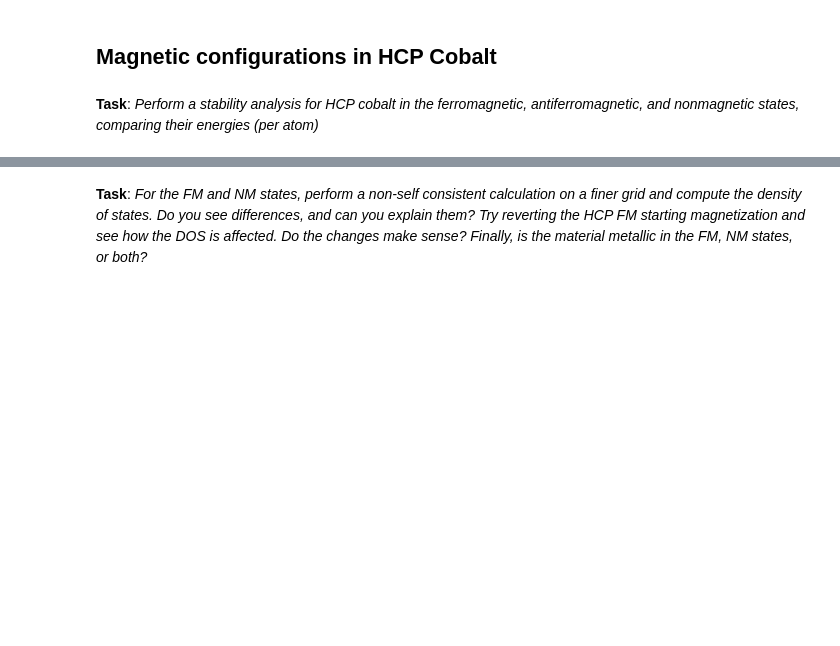
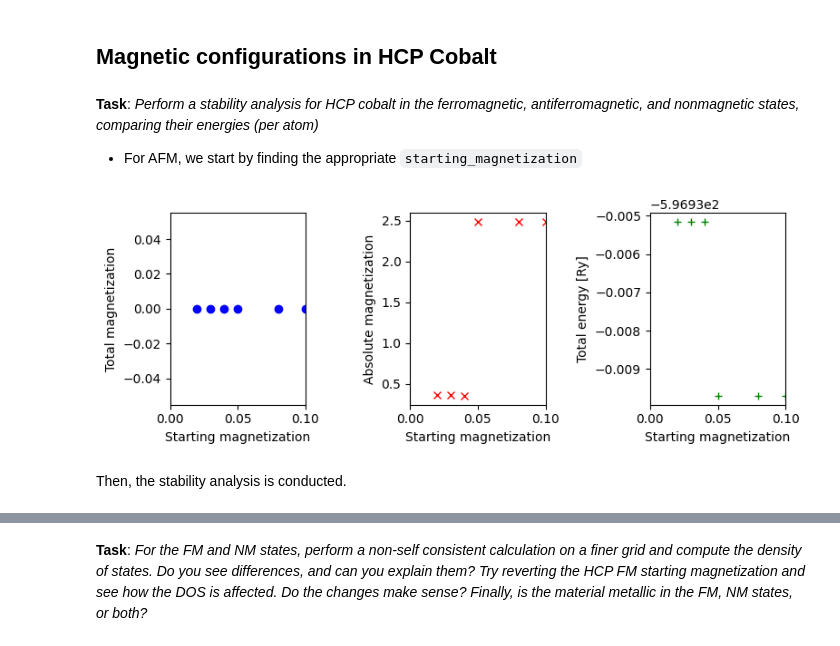
Before and after one commit to sylvainshan/MSE-468-Atomisitc-and-Quantum-Simulations-of-Materials, a Jupyter notebook: lab3/exercise_3/lab3_exercise3.ipynb, the cells around one changed output, grey strips where cells are left out. Cells and saved outputs as stored; diff of their text form; code cells hidden in the pictures; blank space fills up the shorter version.

```diff
--- a/lab3/exercise_3/lab3_exercise3.ipynb
+++ b/lab3/exercise_3/lab3_exercise3.ipynb
@@ -160,3 +218,48 @@ plt.show()
 ## Magnetic configurations in HCP Cobalt
 # %% [markdown]
 **Task**: *Perform a stability analysis for HCP cobalt in the ferromagnetic, antiferromagnetic, and nonmagnetic states, comparing their energies (per atom)*
+
+- For AFM, we start by finding the appropriate `starting_magnetization`
+# %%
+start_mag = [
+    1.0, 0.9, 0.1,
+    0.08, 0.05, 0.02,
+    0.03, 0.04
+]
+
+
+total_mag = [
+    0.00, 0.00, 0.00,
+    0.00, 0.00, 0.00,
+    0.00, 0.00
+]
+
+absolute_mag = [
+    2.49, 2.49, 2.49,
+    2.49, 2.49, 0.36,
+    0.36, 0.35
+]
+
+total_energy = [
+    -596.93970282, -596.93970282, -596.93970283,
+    -596.93970282, -596.93970282, -596.93515044,
+    -596.93515045, -596.93515046
+]
+
+fig, ax = plt.subplots(1, 3, figsize=(8, 3), sharex=True)
+ax[0].plot(start_mag, total_mag, 'bo')
+ax[0].set_xlabel('Starting magnetization')
+ax[0].set_ylabel('Total magnetization')
+ax[0].set_xlim(0, 0.1)
+ax[1].plot(start_mag, absolute_mag, 'rx')
+ax[1].set_xlabel('Starting magnetization')
+ax[1].set_ylabel('Absolute magnetization')
+ax[2].plot(start_mag, total_energy, 'g+')
+ax[2].set_xlabel('Starting magnetization')
+ax[2].set_ylabel('Total energy [Ry]')
+plt.tight_layout()
+plt.show()
+# %% [output]
+[figure, added]
+# %% [markdown]
+Then, the stability analysis is conducted.
```
Also changed, not shown: parts of 7 cells of this notebook.
